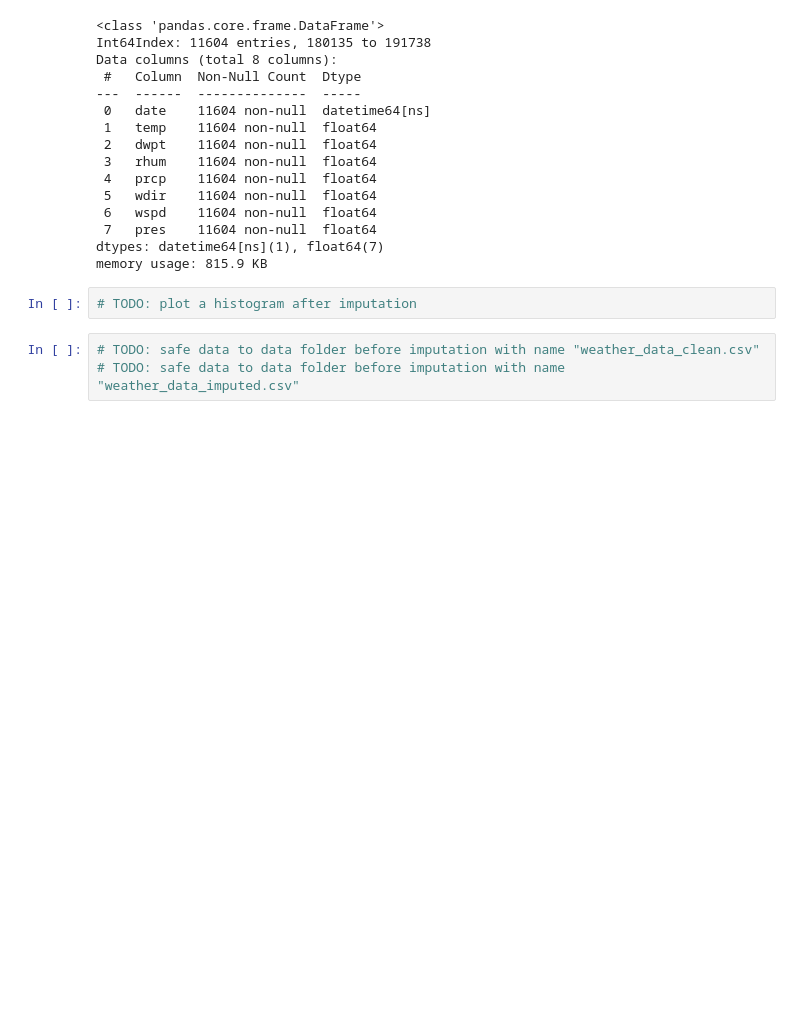
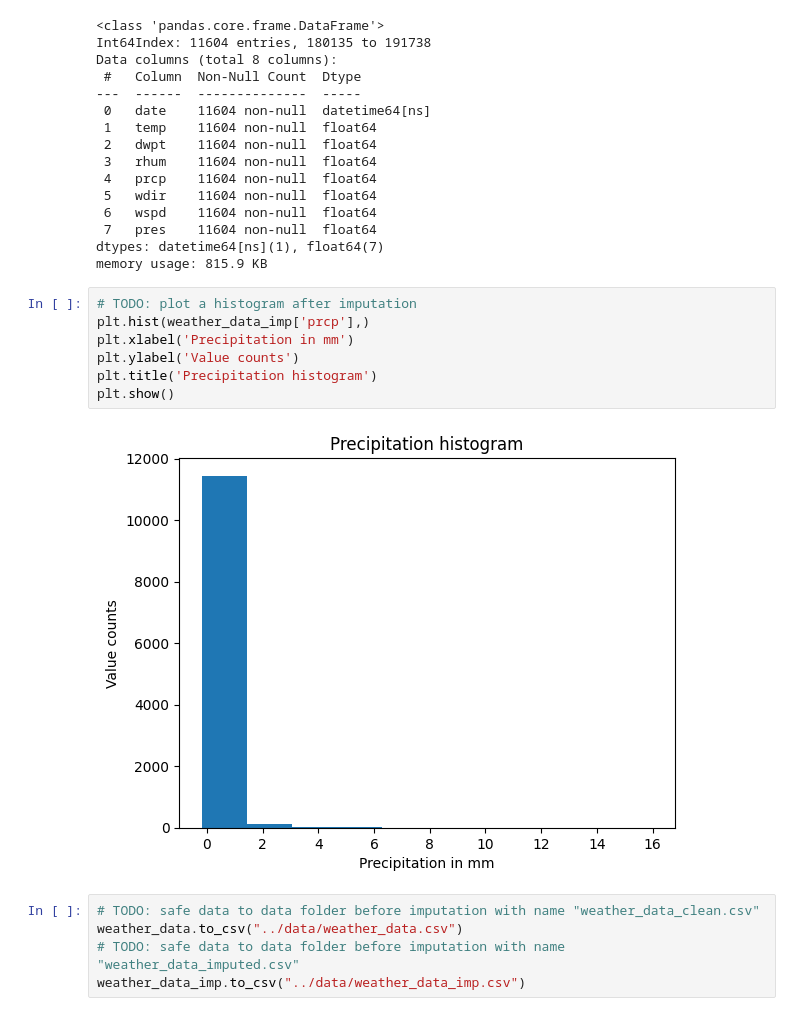
Before and after one commit to stlbnmaria/PythonForDS_Project, a Jupyter notebook: data_analyses/weather_data_analyses.ipynb, the cells around one changed output. Saved outputs shown, nothing was run; the diff lists cells and outputs as text; blank space fills up the shorter version.

```diff
--- a/data_analyses/weather_data_analyses.ipynb
+++ b/data_analyses/weather_data_analyses.ipynb
@@ -104,6 +116,15 @@ dtypes: datetime64[ns](1), float64(7)
 memory usage: 815.9 KB
 # %%
 # TODO: plot a histogram after imputation
+plt.hist(weather_data_imp['prcp'],)
+plt.xlabel('Precipitation in mm')
+plt.ylabel('Value counts')
+plt.title('Precipitation histogram')
+plt.show()
+# %% [output]
+[figure, added]
 # %%
 # TODO: safe data to data folder before imputation with name "weather_data_clean.csv"
+weather_data.to_csv("../data/weather_data.csv")
 # TODO: safe data to data folder before imputation with name "weather_data_imputed.csv"
+weather_data_imp.to_csv("../data/weather_data_imp.csv")
```
Also changed, not shown: parts of 3 cells of this notebook.
